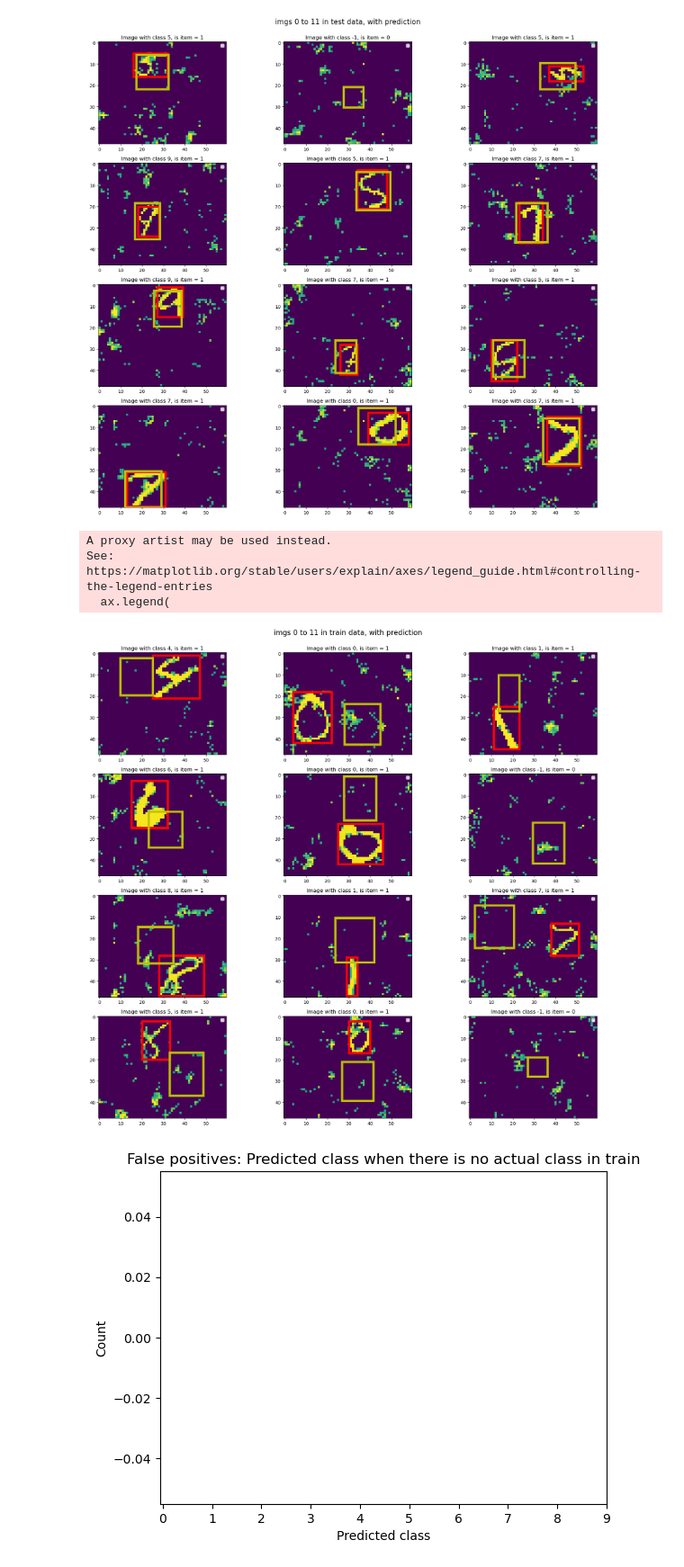
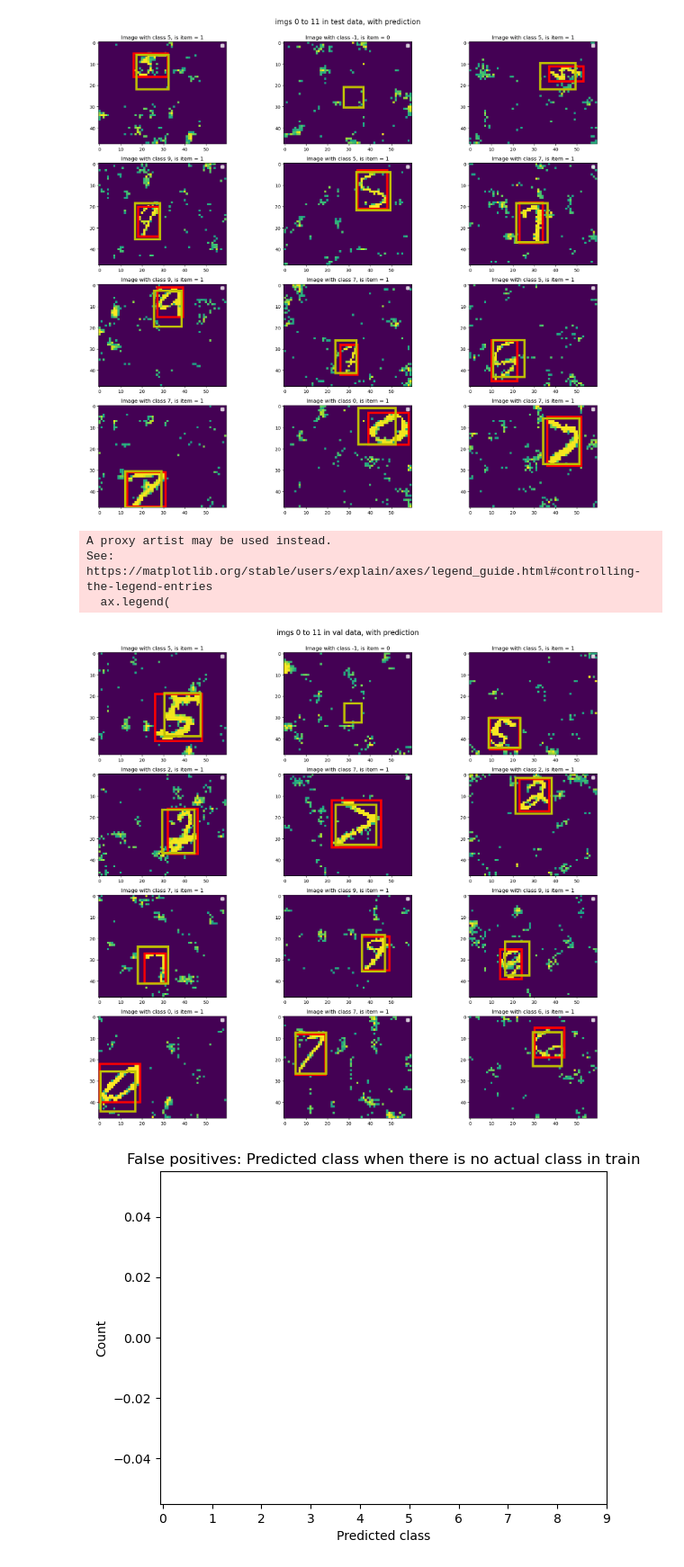
Before and after one commit to Freskoko/inf265_projects, a Jupyter notebook: assignments/src/project_2/Object_localization.ipynb, the cells around one changed output. Shown at 90% size. Cells and saved outputs as stored; diff of their text form; code cells hidden in the pictures.

```diff
--- a/assignments/src/project_2/Object_localization.ipynb
+++ b/assignments/src/project_2/Object_localization.ipynb
@@ -1266,19 +1266,19 @@ See: https://matplotlib.org/stable/users/explain/axes/legend_guide.html#controll
   ax.legend(
 [figure]
 # %%
-preds_train = [all_preds_val[i, 1:5] for i in range(img_to_show)]
+preds_val = [all_preds_val[i, 1:5] for i in range(img_to_show)]
 plot_multiple_with_prediction(
     [i for i in range(img_to_show)],
     preds_val,
-    "imgs 0 to 11 in train data, with prediction",
+    "imgs 0 to 11 in val data, with prediction",
     dataset_val_processed,
-    "data_predict_train"
+    "data_predict_val"
 )
 # %% [output]
 A proxy artist may be used instead.
 See: https://matplotlib.org/stable/users/explain/axes/legend_guide.html#controlling-the-legend-entries
   ax.legend(
-[figure, old version]
+[figure, new version]
 # %%
 def fp(all_preds, all_actual, dataset: str):
     pred_object = (torch.sigmoid(all_preds[:, 0]) > 0.5).long()
```
